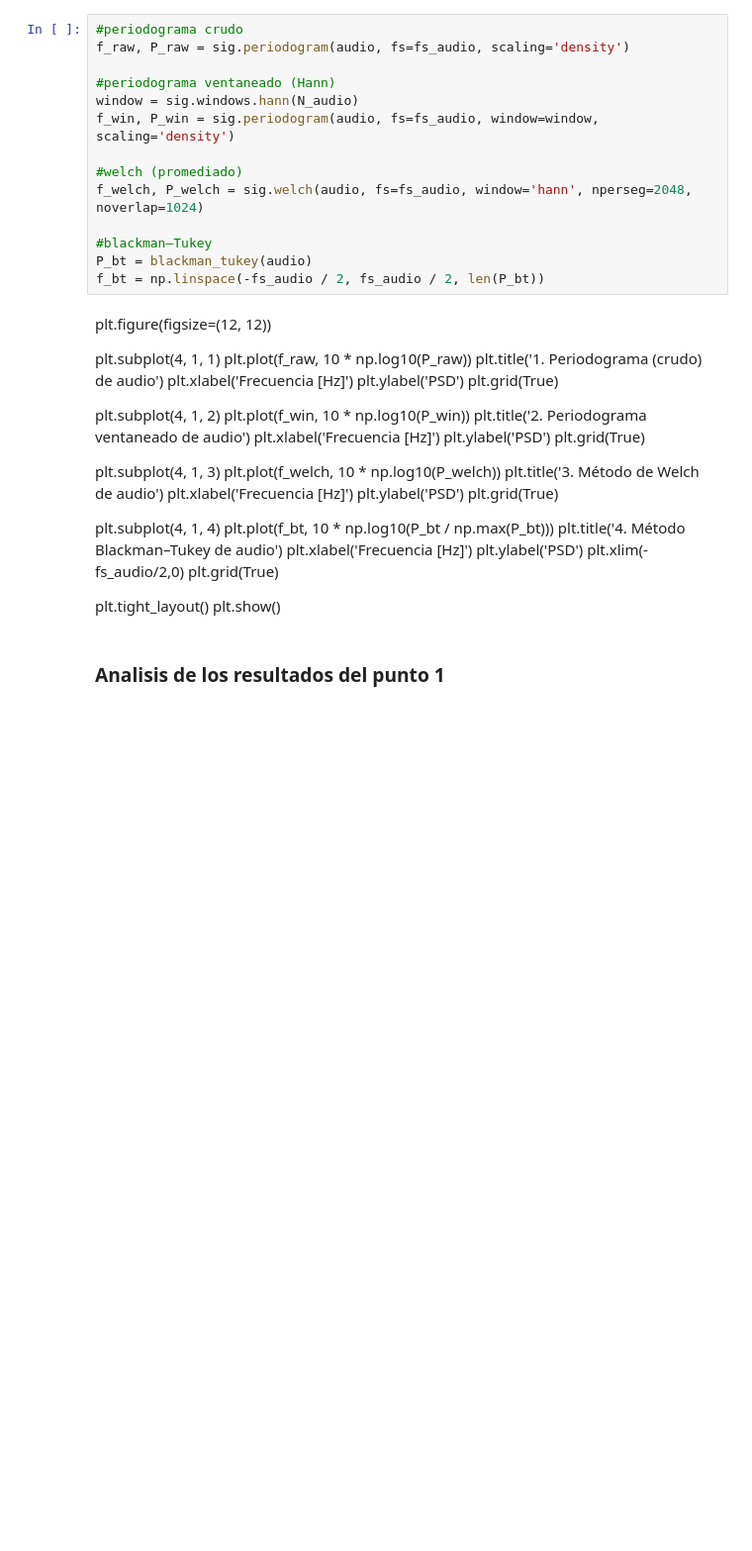
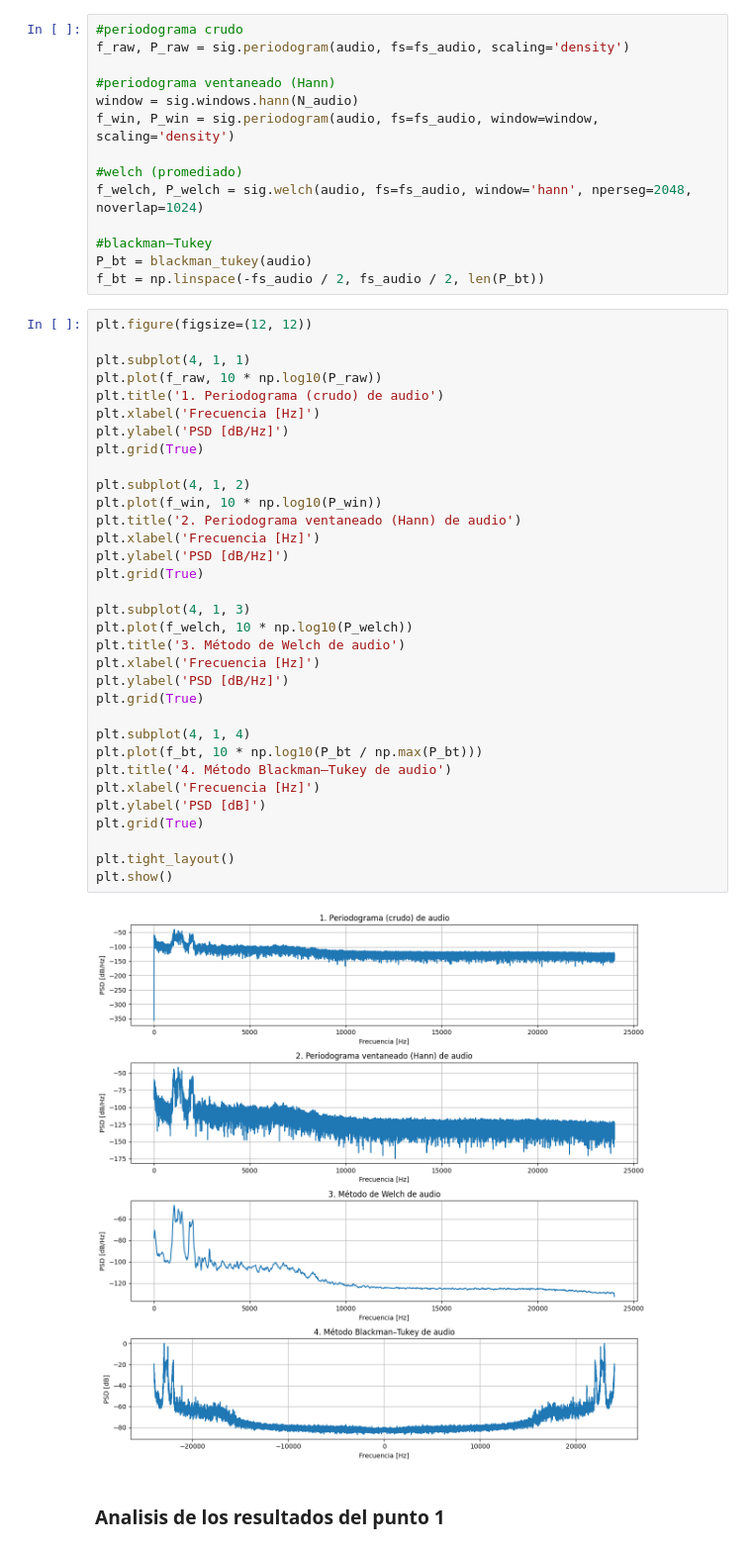
Before and after one commit to angiefantauzzofabio/APS, a Jupyter notebook: TS5/TS5.ipynb, the cells around one changed output. Shown: that part at 99% size. Cells and saved outputs as stored; diff of their text form; blank space fills up the shorter version.

```diff
--- a/TS5/TS5.ipynb
+++ b/TS5/TS5.ipynb
@@ -221,40 +221,41 @@ f_welch, P_welch = sig.welch(audio, fs=fs_audio, window='hann', nperseg=2048, no
 #blackman–Tukey
 P_bt = blackman_tukey(audio)
 f_bt = np.linspace(-fs_audio / 2, fs_audio / 2, len(P_bt))
-# %% [markdown]
-plt.figure(figsize=(12, 12))
-
-plt.subplot(4, 1, 1)
-plt.plot(f_raw, 10 * np.log10(P_raw))
-plt.title('1. Periodograma (crudo) de audio')
-plt.xlabel('Frecuencia [Hz]')
-plt.ylabel('PSD')
-plt.grid(True)
-
-plt.subplot(4, 1, 2)
-plt.plot(f_win, 10 * np.log10(P_win))
-plt.title('2. Periodograma ventaneado de audio')
-plt.xlabel('Frecuencia [Hz]')
-plt.ylabel('PSD')
-plt.grid(True)
-
-plt.subplot(4, 1, 3)
-plt.plot(f_welch, 10 * np.log10(P_welch))
-plt.title('3. Método de Welch de audio')
-plt.xlabel('Frecuencia [Hz]')
-plt.ylabel('PSD')
-plt.grid(True)
-
-plt.subplot(4, 1, 4)
-plt.plot(f_bt, 10 * np.log10(P_bt / np.max(P_bt)))
-plt.title('4. Método Blackman–Tukey de audio')
-plt.xlabel('Frecuencia [Hz]')
-plt.ylabel('PSD')
-plt.xlim(-fs_audio/2,0)
-plt.grid(True)
-
-plt.tight_layout()
-plt.show()
+# %%
+plt.figure(figsize=(12, 12))
+
+plt.subplot(4, 1, 1)
+plt.plot(f_raw, 10 * np.log10(P_raw))
+plt.title('1. Periodograma (crudo) de audio')
+plt.xlabel('Frecuencia [Hz]')
+plt.ylabel('PSD [dB/Hz]')
+plt.grid(True)
+
+plt.subplot(4, 1, 2)
+plt.plot(f_win, 10 * np.log10(P_win))
+plt.title('2. Periodograma ventaneado (Hann) de audio')
+plt.xlabel('Frecuencia [Hz]')
+plt.ylabel('PSD [dB/Hz]')
+plt.grid(True)
+
+plt.subplot(4, 1, 3)
+plt.plot(f_welch, 10 * np.log10(P_welch))
+plt.title('3. Método de Welch de audio')
+plt.xlabel('Frecuencia [Hz]')
+plt.ylabel('PSD [dB/Hz]')
+plt.grid(True)
+
+plt.subplot(4, 1, 4)
+plt.plot(f_bt, 10 * np.log10(P_bt / np.max(P_bt)))
+plt.title('4. Método Blackman–Tukey de audio')
+plt.xlabel('Frecuencia [Hz]')
+plt.ylabel('PSD [dB]')
+plt.grid(True)
+
+plt.tight_layout()
+plt.show()
+# %% [output]
+[figure, added]
 # %% [markdown]
 ### Analisis de los resultados del punto 1
 # %% [markdown]
```
Also changed, not shown: parts of 1 cell of this notebook.
